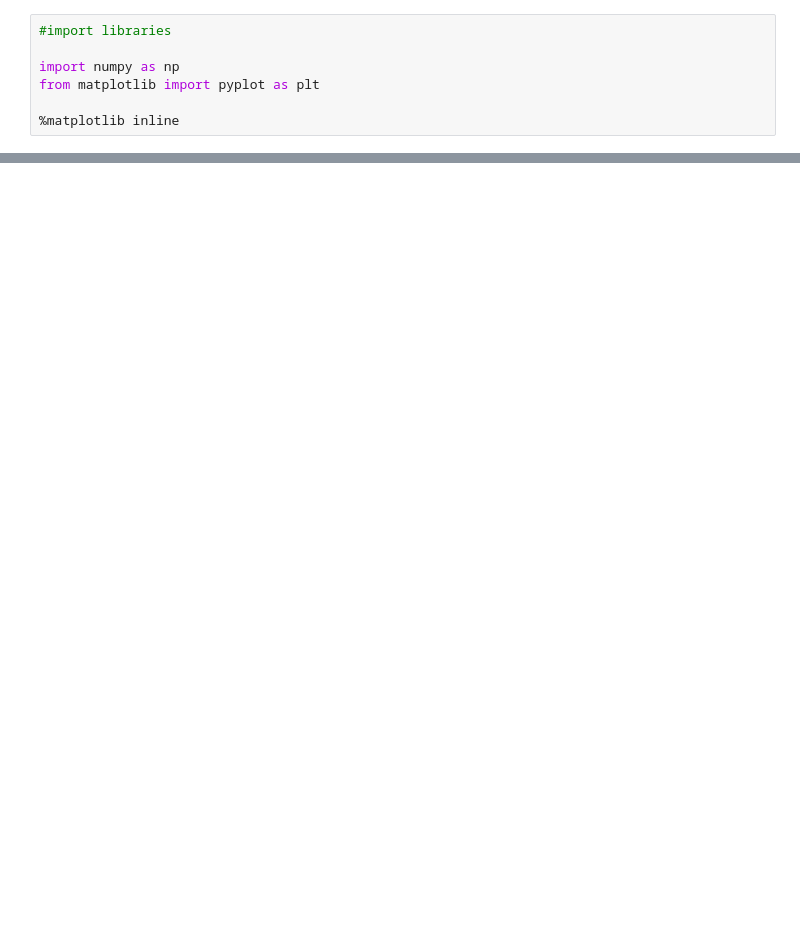
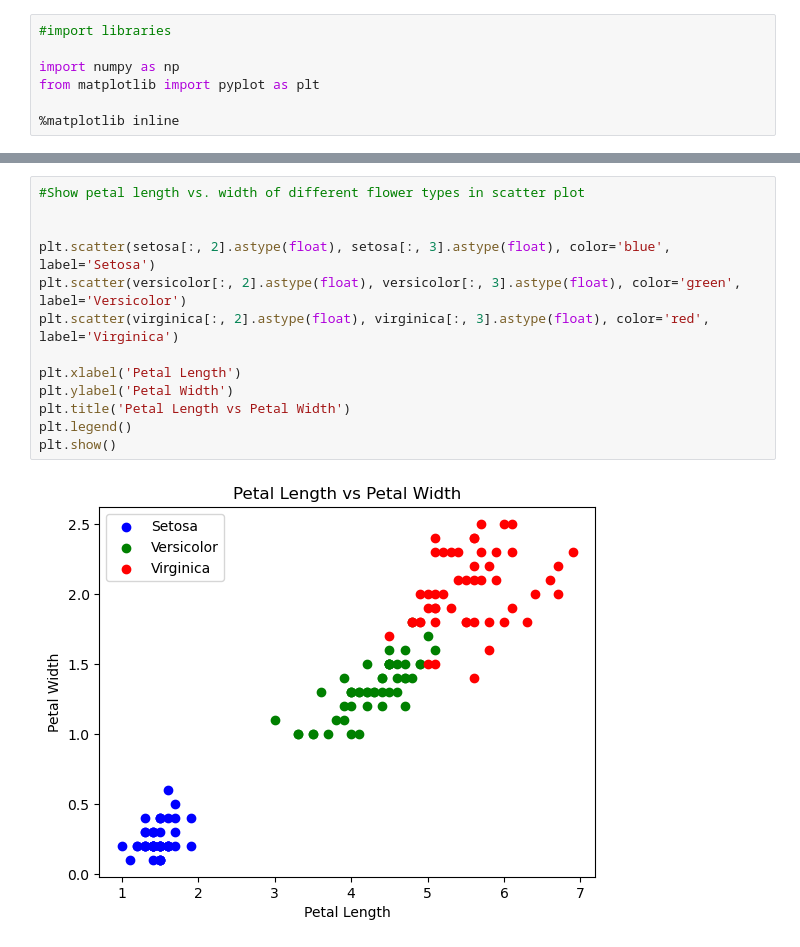
Before and after one commit to MatthewO1221/DITWork, a Jupyter notebook: 24-25Year/Fall24/CS232/Assignment3_Matthew_Oliver.ipynb, the cells around one changed output, grey strips where cells are left out. Drawn from its saved outputs; the diff is of its cells as text; blank space fills up the shorter version.

```diff
--- a/24-25Year/Fall24/CS232/Assignment3_Matthew_Oliver.ipynb
+++ b/24-25Year/Fall24/CS232/Assignment3_Matthew_Oliver.ipynb
@@ -13,0 +118,15 @@ ValueError: could not convert string 'sepal_length' to float64 at row 0, column
+# %%
+#Show petal length vs. width of different flower types in scatter plot
+
+
+plt.scatter(setosa[:, 2].astype(float), setosa[:, 3].astype(float), color='blue', label='Setosa')
+plt.scatter(versicolor[:, 2].astype(float), versicolor[:, 3].astype(float), color='green', label='Versicolor')
+plt.scatter(virginica[:, 2].astype(float), virginica[:, 3].astype(float), color='red', label='Virginica')
+
+plt.xlabel('Petal Length')
+plt.ylabel('Petal Width')
+plt.title('Petal Length vs Petal Width')
+plt.legend()
+plt.show()
+# %% [output]
+[figure, added]
```
Also changed, not shown: parts of 5 cells of this notebook.
